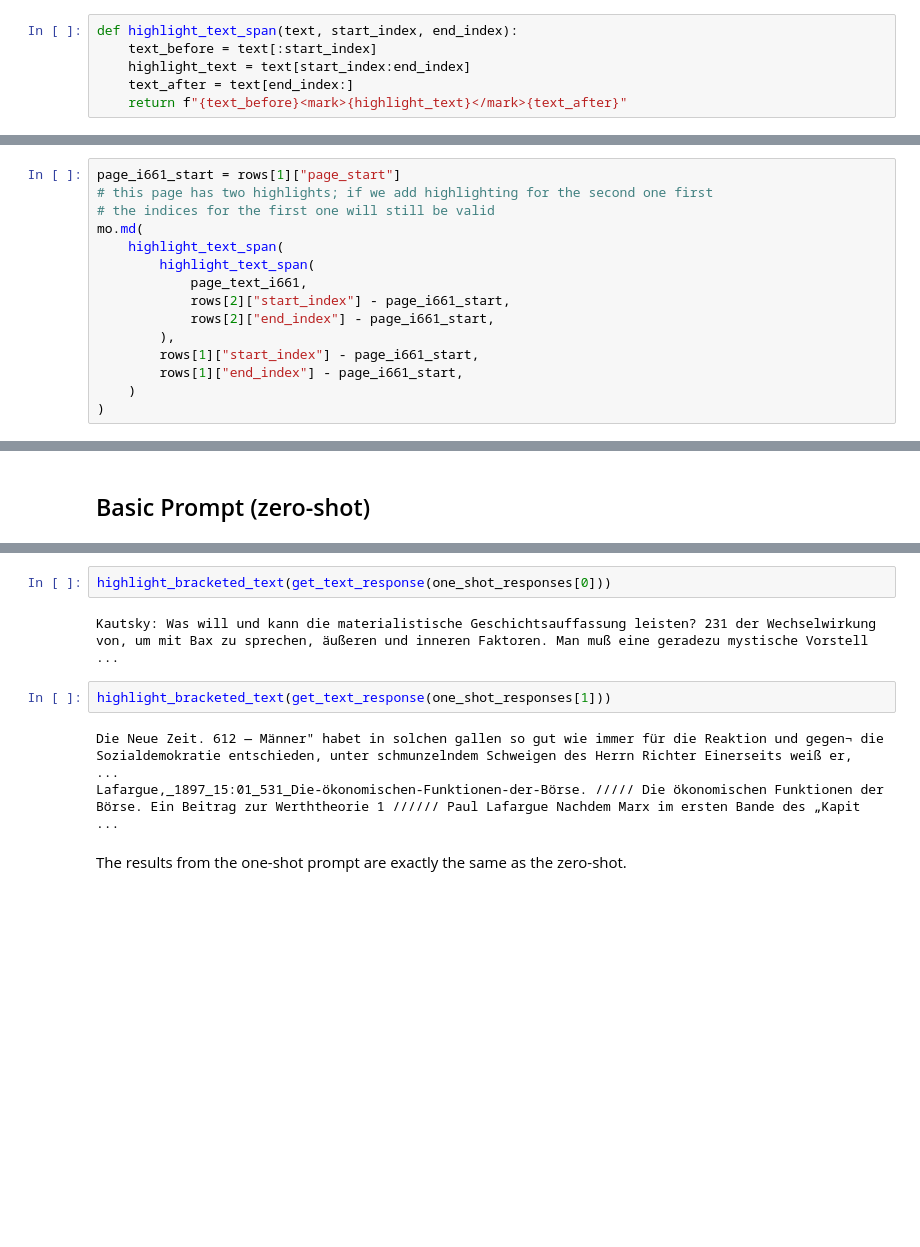
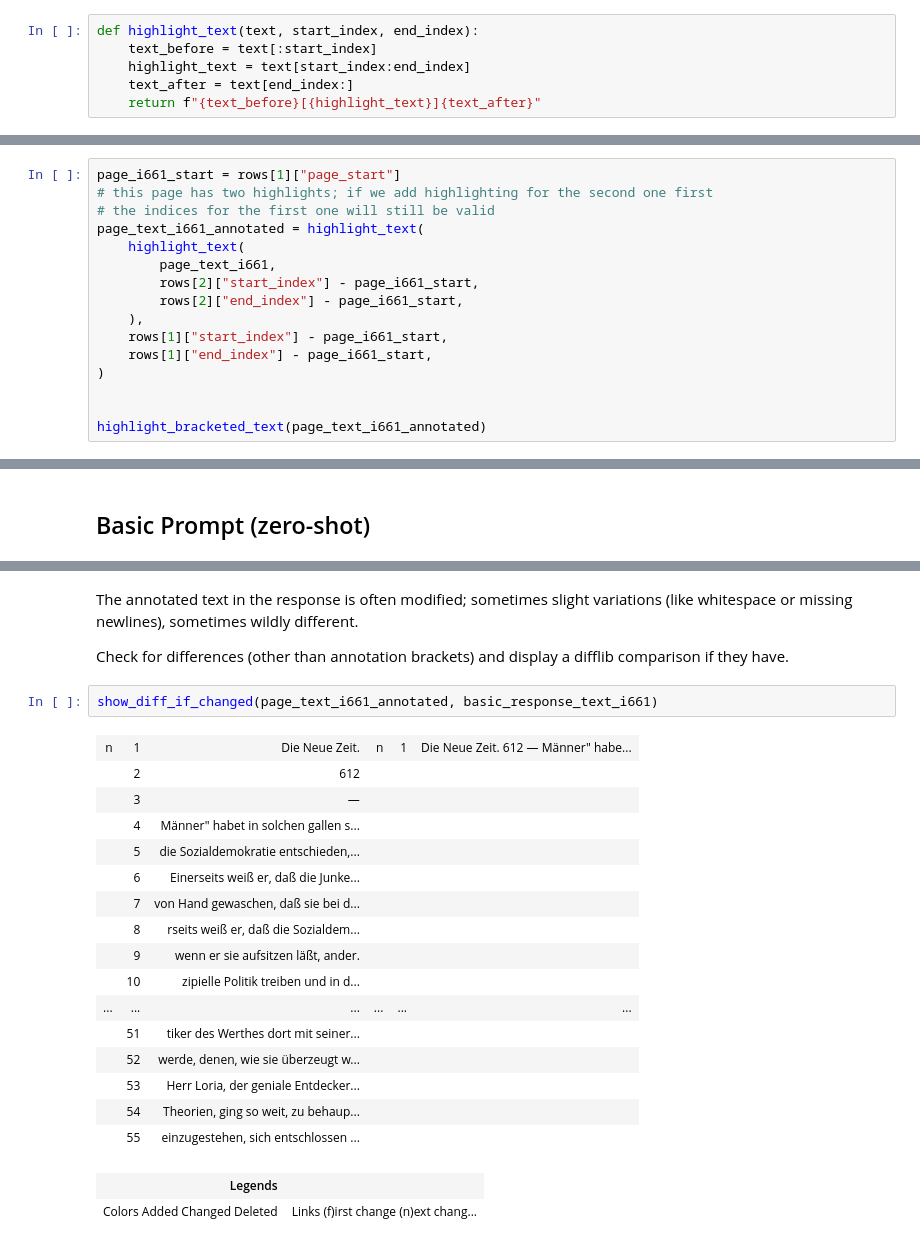
Before and after one commit to Princeton-CDH/remarx, a Jupyter notebook: notebooks/__marimo__/quotation-prompting.ipynb, the cells around one changed output, grey strips where cells are left out. Saved outputs shown, nothing was run; the diff lists cells and outputs as text; blank space fills up the shorter version.

```diff
--- a/notebooks/__marimo__/quotation-prompting.ipynb
+++ b/notebooks/__marimo__/quotation-prompting.ipynb
@@ -41,11 +47,11 @@ Highlight annotation for page 256.
 
 The annotation highlights a long, multiline passage at the end of the page.
 # %%
-def highlight_text_span(text, start_index, end_index):
+def highlight_text(text, start_index, end_index):
     text_before = text[:start_index]
     highlight_text = text[start_index:end_index]
     text_after = text[end_index:]
-    return f"{text_before}<mark>{highlight_text}</mark>{text_after}"
+    return f"{text_before}[{highlight_text}]{text_after}"
 # %%
 # start index in the annotation data is from beginning of file;
 # adjust by start of page
@@ -66,16 +73,17 @@ Highlight annotations for page 661, which has two quotes. One quote comes direct
 page_i661_start = rows[1]["page_start"]
 # this page has two highlights; if we add highlighting for the second one first
 # the indices for the first one will still be valid
-mo.md(
-    highlight_text_span(
-        highlight_text_span(
-            page_text_i661,
-            rows[2]["start_index"] - page_i661_start,
-            rows[2]["end_index"] - page_i661_start,
-        ),
-        rows[1]["start_index"] - page_i661_start,
-        rows[1]["end_index"] - page_i661_start,
-    )
+page_text_i661_annotated = highlight_text(
+    highlight_text(
+        page_text_i661,
+        rows[2]["start_index"] - page_i661_start,
+        rows[2]["end_index"] - page_i661_start,
+    ),
+    rows[1]["start_index"] - page_i661_start,
+    rows[1]["end_index"] - page_i661_start,
 )
+
+
+highlight_bracketed_text(page_text_i661_annotated)
 # %% [output]
 Die Neue Zeit. 612 — Männer" habet in solchen gallen so gut wie immer für die Reaktion und gegen¬ die Sozialdemokratie entschieden, unter schmunzelndem Schweigen des Herrn Richter Einerseits weiß er,  ...
@@ -143,11 +175,25 @@ for _sample_page in [page_text_i256, page_text_i661]:
-# %%
-highlight_bracketed_text(get_text_response(one_shot_responses[0]))
-# %% [output]
-Kautsky: Was will und kann die materialistische Geschichtsauffassung leisten? 231 der Wechselwirkung von, um mit Bax zu sprechen, äußeren und inneren Faktoren. Man muß eine geradezu mystische Vorstell ...
+# %% [markdown]
+The annotated text in the response is often modified; sometimes slight variations (like whitespace or missing newlines), sometimes wildly different.
+
+Check for differences (other than annotation brackets) and display a difflib comparison if they have.
 # %%
-highlight_bracketed_text(get_text_response(one_shot_responses[1]))
+show_diff_if_changed(page_text_i661_annotated, basic_response_text_i661)
 # %% [output]
-Die Neue Zeit. 612 — Männer" habet in solchen gallen so gut wie immer für die Reaktion und gegen¬ die Sozialdemokratie entschieden, unter schmunzelndem Schweigen des Herrn Richter Einerseits weiß er,  ...
-Lafargue,_1897_15:01_531_Die-ökonomischen-Funktionen-der-Börse. ///// Die ökonomischen Funktionen der Börse. Ein Beitrag zur Werththeorie 1 ////// Paul Lafargue Nachdem Marx im ersten Bande des „Kapit ...
+| n | 1 | Die Neue Zeit. | n | 1 | Die Neue Zeit. 612 — Männer" habe... |
+|  | 2 | 612 |  |  |  |
+|  | 3 | — |  |  |  |
+|  | 4 | Männer" habet in solchen gallen s... |  |  |  |
+|  | 5 | die Sozialdemokratie entschieden,... |  |  |  |
+|  | 6 | Einerseits weiß er, daß die Junke... |  |  |  |
+|  | 7 | von Hand gewaschen, daß sie bei d... |  |  |  |
+|  | 8 | rseits weiß er, daß die Sozialdem... |  |  |  |
+|  | 9 | wenn er sie aufsitzen läßt, ander. |  |  |  |
+|  | 10 | zipielle Politik treiben und in d... |  |  |  |
+| ... | ... | ... | ... | ... | ... |
+|  | 51 | tiker des Werthes dort mit seiner... |  |  |  |
+|  | 52 | werde, denen, wie sie überzeugt w... |  |  |  |
+|  | 53 | Herr Loria, der geniale Entdecker... |  |  |  |
+|  | 54 | Theorien, ging so weit, zu behaup... |  |  |  |
+|  | 55 | einzugestehen, sich entschlossen ... |  |  |  |
+| Legends |  |
+| Colors Added Changed Deleted | Links (f)irst change (n)ext chang... |
-# %% [markdown]
-The results from the one-shot prompt are exactly the same as the zero-shot.
```
Also changed, not shown: parts of 28 cells of this notebook, 5 other files.
